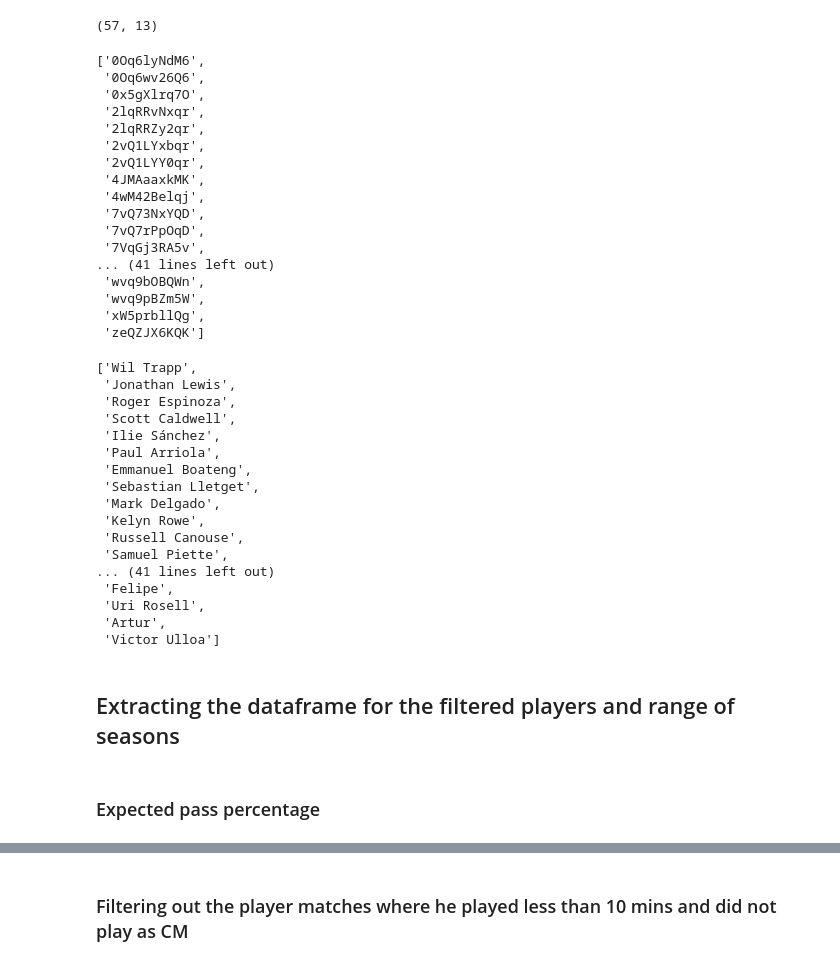
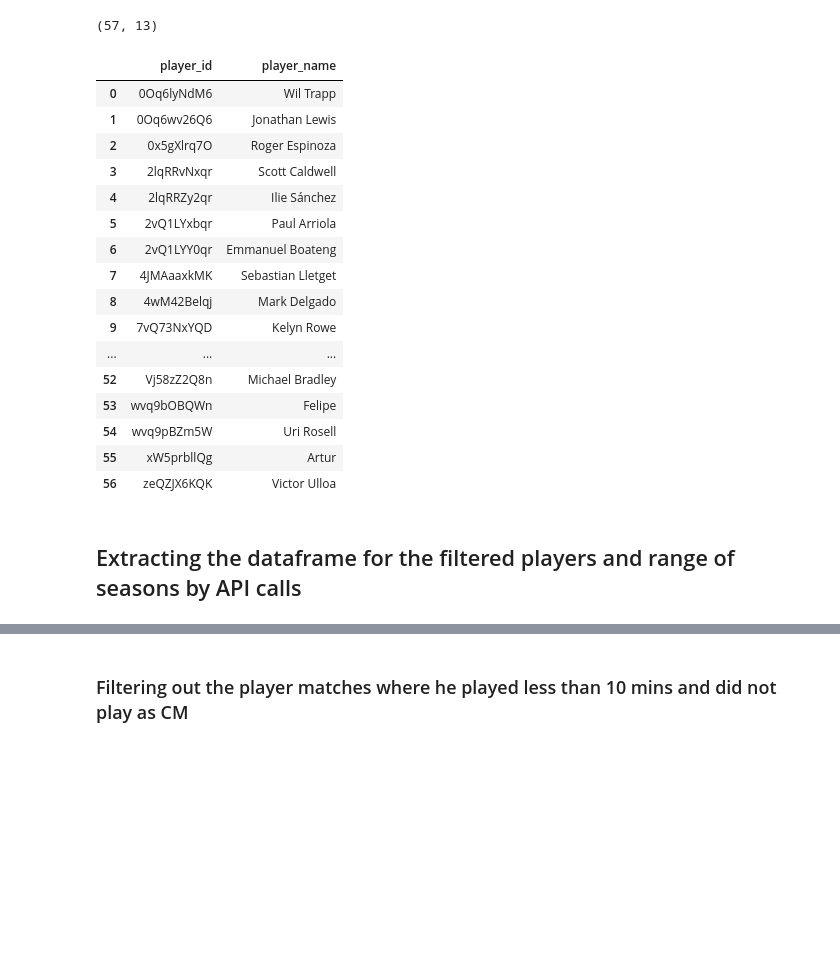
Before and after one commit to ranjitprakash1986/goals-added, a Jupyter notebook: api_eda.ipynb, the cells around one changed output, grey strips where cells are left out. Cells and saved outputs as stored; diff of their text form; code cells hidden in the pictures; blank space fills up the shorter version.

```diff
--- a/api_eda.ipynb
+++ b/api_eda.ipynb
@@ -235,50 +243,28 @@ players_midfield = players_midfield[players_midfield['season_name'].apply(lambda
 players_midfield.shape
 # %% [output]
 (57, 13)
-# %%
-list(players_midfield.player_id.unique())
-# %% [output]
-['0Oq6lyNdM6',
- '0Oq6wv26Q6',
- '0x5gXlrq7O',
- '2lqRRvNxqr',
- '2lqRRZy2qr',
- '2vQ1LYxbqr',
- '2vQ1LYY0qr',
- '4JMAaaxkMK',
- '4wM42Belqj',
- '7vQ73NxYQD',
- '7vQ7rPpOqD',
- '7VqGj3RA5v',
-... (41 lines left out)
- 'wvq9bOBQWn',
- 'wvq9pBZm5W',
- 'xW5prbllQg',
- 'zeQZJX6KQK']
-# %%
-list(players_midfield.player_name.unique())
-# %% [output]
-['Wil Trapp',
- 'Jonathan Lewis',
- 'Roger Espinoza',
- 'Scott Caldwell',
- 'Ilie Sánchez',
- 'Paul Arriola',
- 'Emmanuel Boateng',
- 'Sebastian Lletget',
- 'Mark Delgado',
- 'Kelyn Rowe',
- 'Russell Canouse',
- 'Samuel Piette',
-... (41 lines left out)
- 'Felipe',
- 'Uri Rosell',
- 'Artur',
- 'Victor Ulloa']
+# %%
+players_midfield[['player_id', 'player_name']].reset_index(drop=True)
+# %% [output]
+|  | player_id | player_name |
+| 0 | 0Oq6lyNdM6 | Wil Trapp |
+| 1 | 0Oq6wv26Q6 | Jonathan Lewis |
+| 2 | 0x5gXlrq7O | Roger Espinoza |
+| 3 | 2lqRRvNxqr | Scott Caldwell |
+| 4 | 2lqRRZy2qr | Ilie Sánchez |
+| 5 | 2vQ1LYxbqr | Paul Arriola |
+| 6 | 2vQ1LYY0qr | Emmanuel Boateng |
+| 7 | 4JMAaaxkMK | Sebastian Lletget |
+| 8 | 4wM42Belqj | Mark Delgado |
+| 9 | 7vQ73NxYQD | Kelyn Rowe |
+| ... | ... | ... |
+| 52 | Vj58zZ2Q8n | Michael Bradley |
+| 53 | wvq9bOBQWn | Felipe |
+| 54 | wvq9pBZm5W | Uri Rosell |
+| 55 | xW5prbllQg | Artur |
+| 56 | zeQZJX6KQK | Victor Ulloa |
 # %% [markdown]
-## Extracting the dataframe for the filtered players and range of seasons
+## Extracting the dataframe for the filtered players and range of seasons by API calls
-# %% [markdown]
-### Expected pass percentage
 # %%
 xpasspercent = filter_metric(players_midfield, games, asa_client, 'get_player_xpass', start_season, end_season)
 # %% [output]
```
Also changed, not shown: parts of 109 cells of this notebook, 9 other files.
